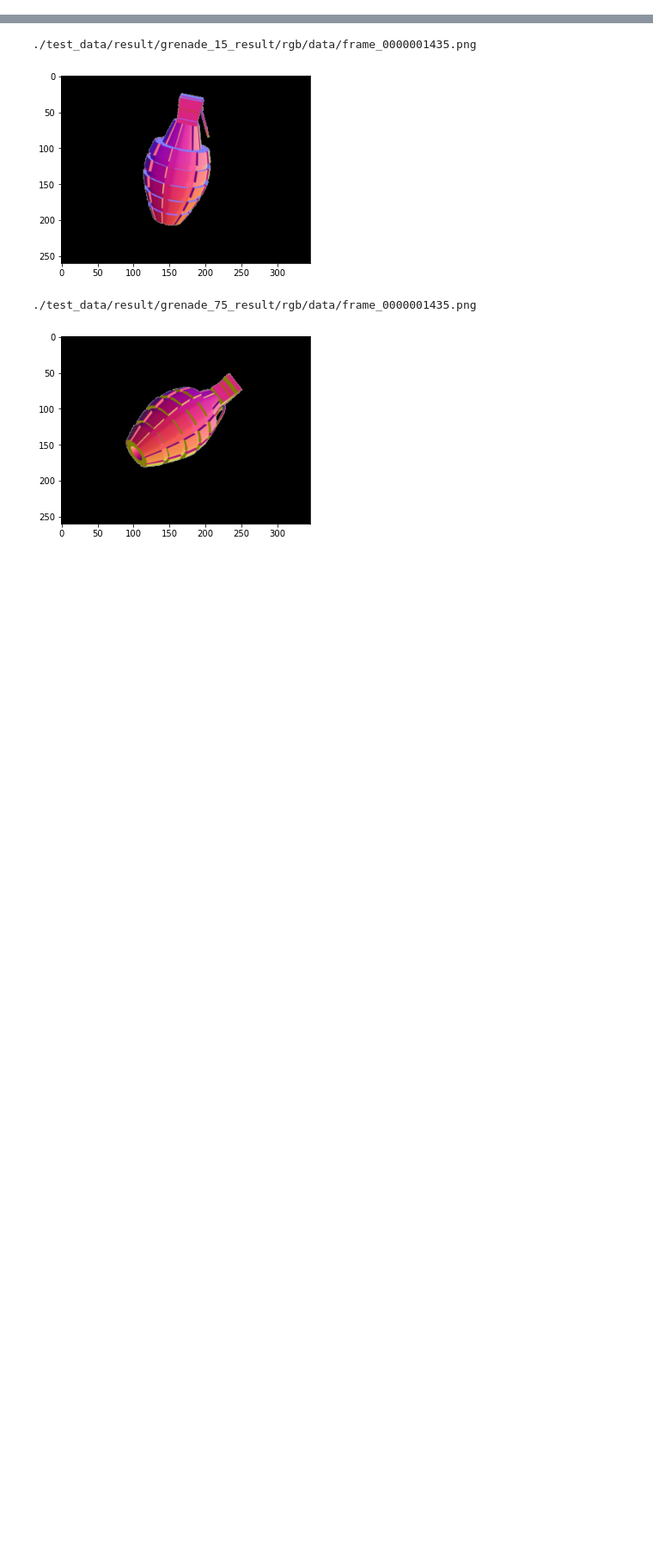
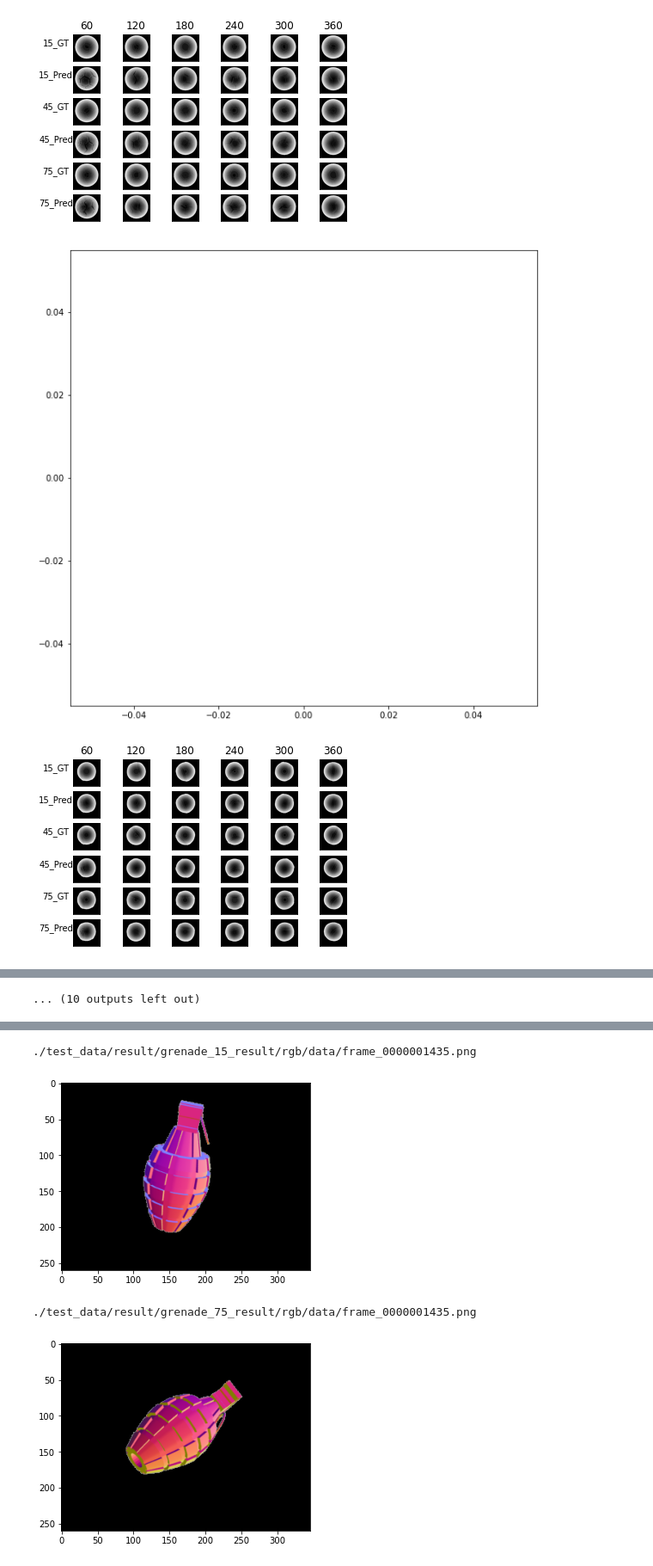
Before and after one commit to kuai-lab/NN23_Event-based-3D-Reconstruction, a Jupyter notebook: utils/viz_data.ipynb, the cells around one changed output, grey strips where cells are left out. Shown at 86% size. Drawn from its saved outputs; the diff is of its cells as text; code cells hidden in the pictures; blank space fills up the shorter version.

```diff
--- a/utils/viz_data.ipynb
+++ b/utils/viz_data.ipynb
@@ -17,0 +27,51 @@ for num in num_list:
+# %%
+name_list = []
+name_list += ["soccerball" for i in range(18)] # 45, 15, 75
+name_list += ["baseball" for i in range(18)] # 15, 75, 45
+name_list += ["basketball" for i in range(18)] # 15, 75, 45
+name_list += ["grenade" for i in range(18)] # 15, 75, 45
+name_list += ["masterball" for i in range(18)] # 45, 15, 75
+name_list += ["rugbyball" for i in range(18)] # 75, 45, 15
+name_list += ["volleyball" for i in range(18)] # 75, 45, 15
+name_list += ["golfball" for i in range(18)] # 15, 45, 75
+name_list += ["beachball" for i in range(18)] # 15, 45, 75
+name_list += ["tennisball" for i in range(18)] # 45, 75, 15
+
+degree_list = []
+fig, ax = plt.subplots(nrows=6, ncols=6)
+plt.figure(figsize=(10,10))
+for idx, (gt, pred, name) in enumerate(zip(gt_list, pred_list, name_list)):
+    row = idx % 6
+    col = (idx // 6) % 3
+
+    ax.flat[row].set_title('{}'.format((row*60+60)))
+    gt_result = np.exp((gt[0]-1) * 3.70378) * 15 - 1
+    gt_result = (gt_result - gt_result.min()) / (gt_result.max() - gt_result.min()) * 255
+    gt_result = np.uint8(gt_result)
+    gt_result = cv2.equalizeHist(gt_result)
+    ax.flat[col*12 + row].imshow(gt_result, cmap='gray')
+    ax.flat[col*12 + row].get_xaxis().set_ticks([])
+    ax.flat[col*12 + row].get_yaxis().set_ticks([])
+    ax.flat[col*12].set_ylabel('{}_GT'.format(15+(30*col)),rotation=0, labelpad=20)
+
+    pred_result = np.exp((pred[0]-1) * 3.70378) * 15 - 1
+    pred_result = (pred_result - pred_result.min()) / (pred_result.max() - pred_result.min()) * 255
+    pred_result = np.uint8(pred_result)
+    pred_result = cv2.equalizeHist(pred_result)
+    ax.flat[col*12 + row + 6].imshow(pred_result, cmap="gray")
+    ax.flat[col*12 + row + 6].get_xaxis().set_ticks([])
+    ax.flat[col*12 + row + 6].get_yaxis().set_ticks([])
+    ax.flat[col*12 + 6].set_ylabel('{}_Pred'.format(15+(30*col)),rotation=0, labelpad=20)
+
+    if (idx+1) % 18 == 0:
+        plt.tight_layout()
+        plt.plot()
+        plt.show()
+        fig.savefig("{}_example.png".format(name), dpi=500)
+        plt.close()
+        fig, ax = plt.subplots(nrows=6, ncols=6)
+        plt.figure(figsize=(10,10))
+# %% [output]
+[figure, added]
+[figure, added]
+[figure, added]
@@ -17,0 +87 @@ for num in num_list:
+... (10 outputs left out)
```
Also changed, not shown: parts of 7 cells of this notebook.
